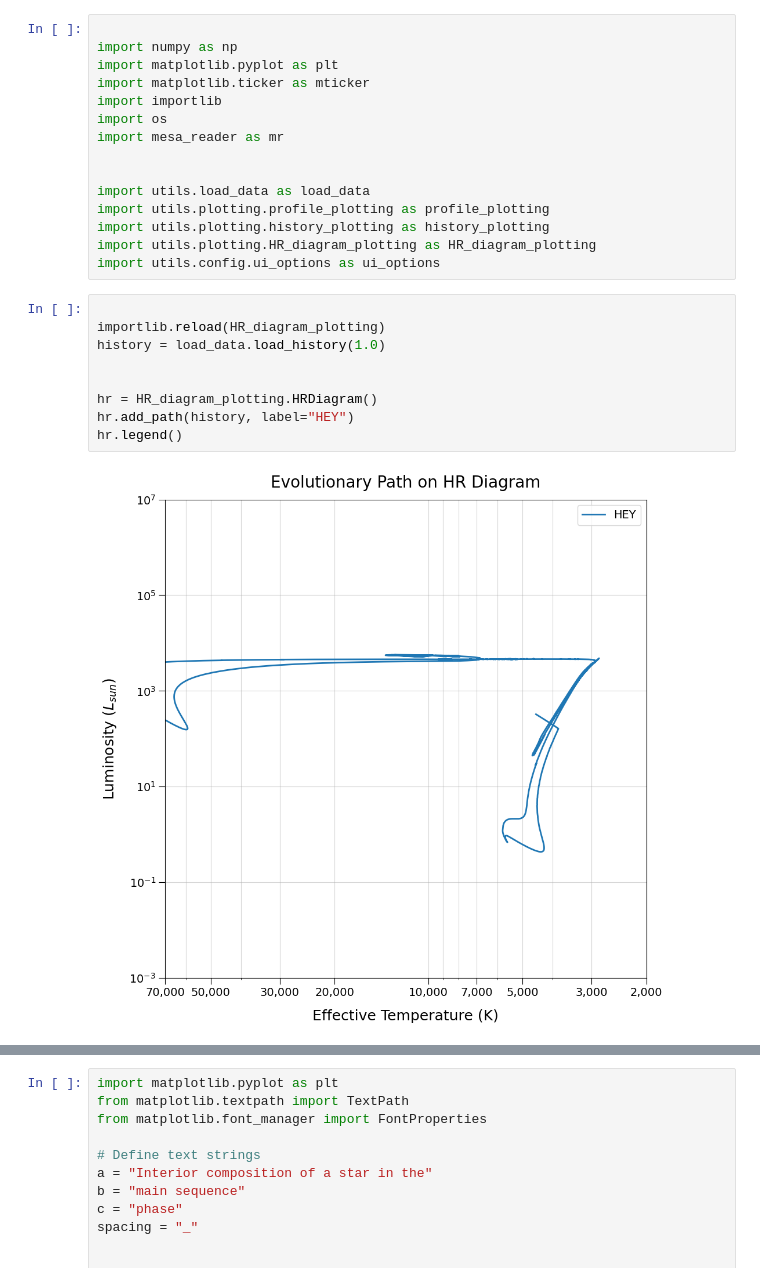
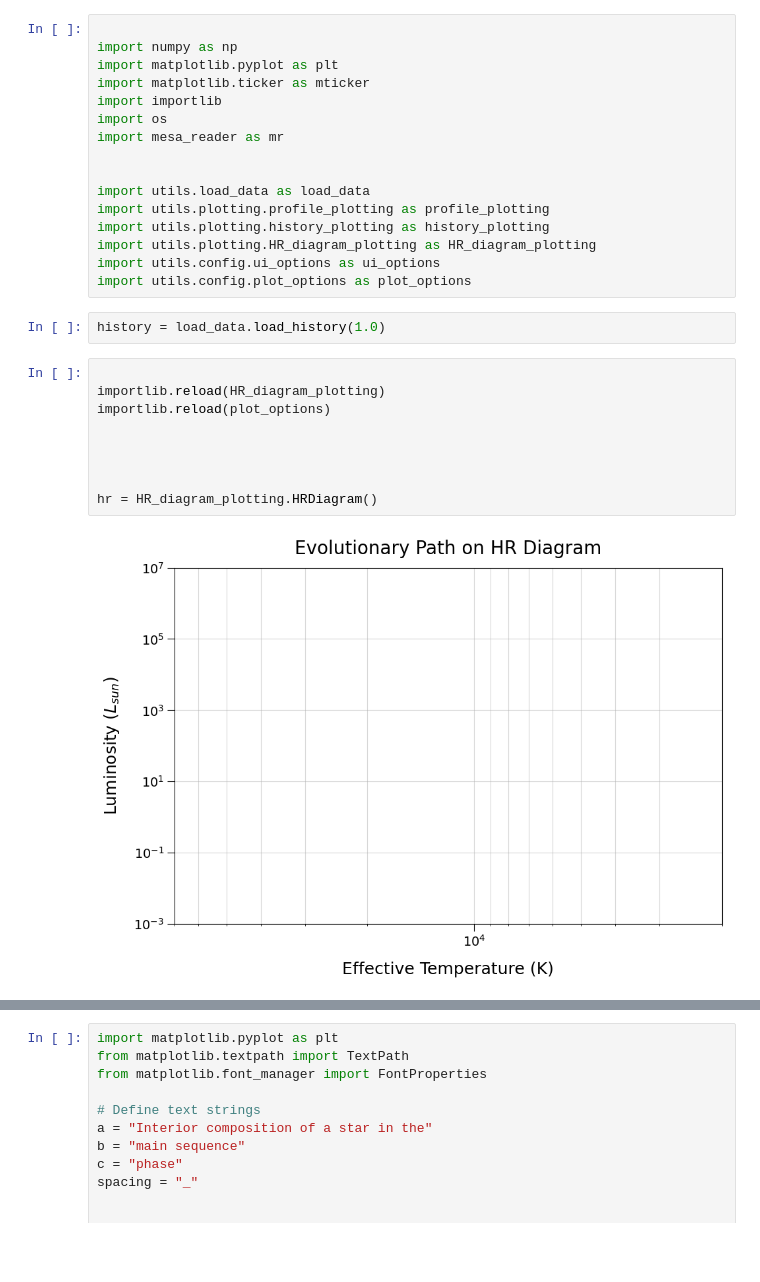
Before and after one commit to johnmomberg/Gayley_Stellar_Evolution_Textbook, a Jupyter notebook: test.ipynb, the cells around one changed output, grey strips where cells are left out. Drawn from its saved outputs; the diff is of its cells as text; blank space fills up the shorter version.

```diff
--- a/test.ipynb
+++ b/test.ipynb
@@ -13,14 +13,17 @@ import utils.plotting.profile_plotting as profile_plotting
 import utils.plotting.history_plotting as history_plotting
 import utils.plotting.HR_diagram_plotting as HR_diagram_plotting
 import utils.config.ui_options as ui_options
+import utils.config.plot_options as plot_options
+# %%
+history = load_data.load_history(1.0)
 # %%
 
 importlib.reload(HR_diagram_plotting)
-history = load_data.load_history(1.0)
+importlib.reload(plot_options)
+
+
 
 
 hr = HR_diagram_plotting.HRDiagram()
-hr.add_path(history, label="HEY")
-hr.legend()
 # %% [output]
-[figure, old version]
+[figure, new version]
```
Also changed, not shown: parts of 2 cells of this notebook, 3 other files.
